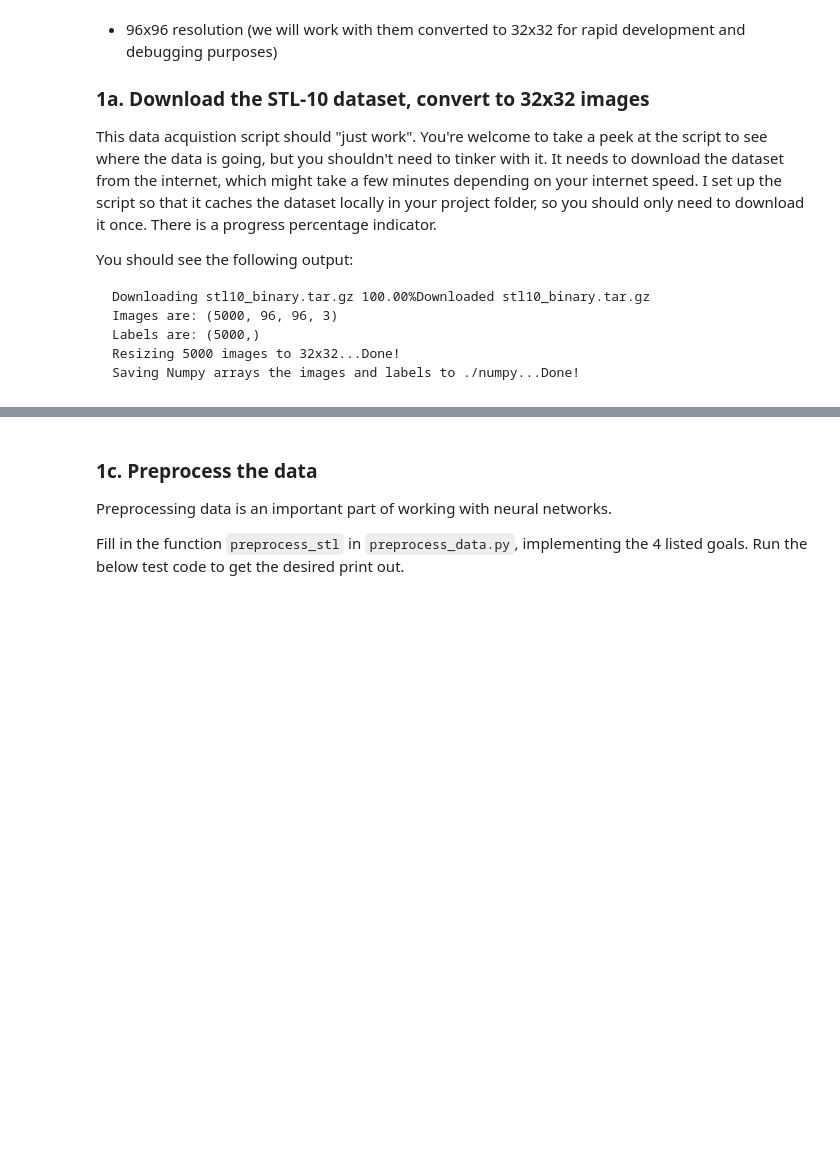
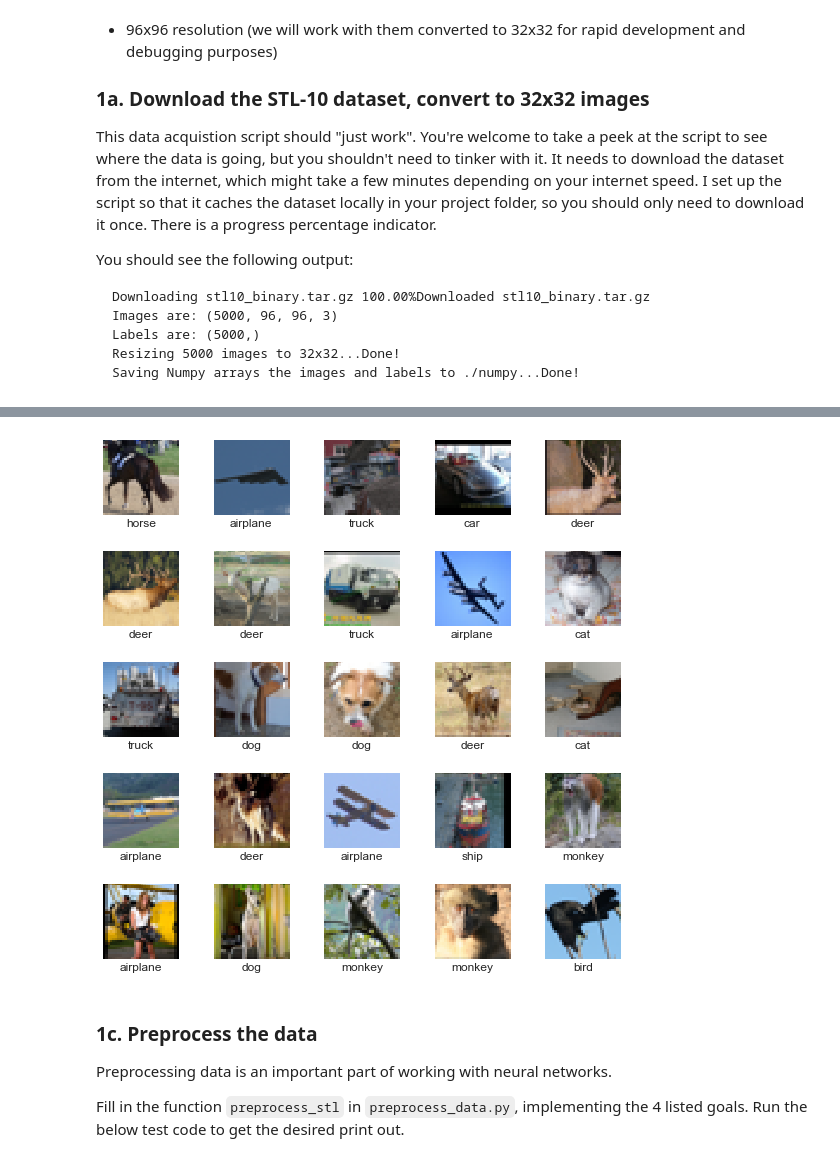
Before and after one commit to luhangsnn/neuralnetworks, a Jupyter notebook: proj2/preprocess_stl10.ipynb, the cells around one changed output, grey strips where cells are left out. Cells and saved outputs as stored; diff of their text form; code cells hidden in the pictures; blank space fills up the shorter version.

```diff
--- a/proj2/preprocess_stl10.ipynb
+++ b/proj2/preprocess_stl10.ipynb
@@ -95,3 +97,19 @@ classes = np.loadtxt(os.path.join('data', 'stl10_binary', 'class_names.txt'), dt
+# %%
+# Your 5x5 image grid plotting code here
+fig, ax = plt.subplots(5, 5, figsize=(8, 8))
+n_img = stl_imgs.shape[0]
+
+for i in range (5):
+    for j in range (5):
+        n = np.random.choice(n_img)
+        ax[i,j].imshow(stl_imgs[n])
+        ax[i,j].set_xlabel(classes[stl_labels[n]-1], fontdict={'fontsize':12})
+        plt.setp(plt.gcf().get_axes(), xticks=[], yticks=[])
+
+plt.tight_layout()
+plt.show()
+# %% [output]
+[figure, added]
 # %% [markdown]
 ### 1c. Preprocess the data
 
```
Also changed, not shown: parts of 4 cells of this notebook, 2 other files.
